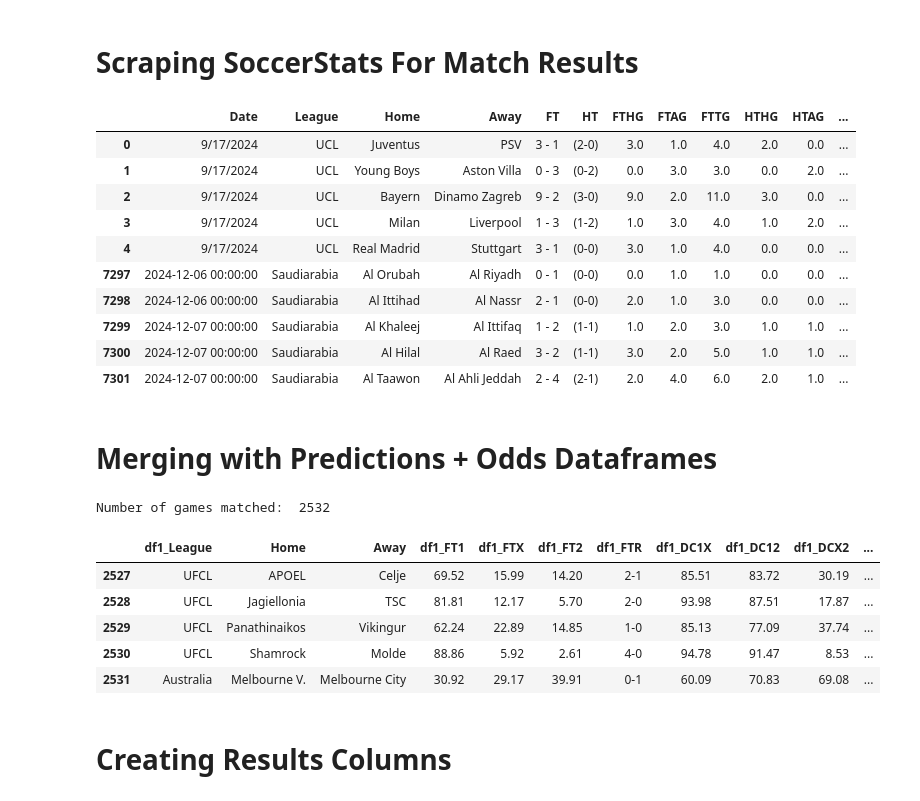
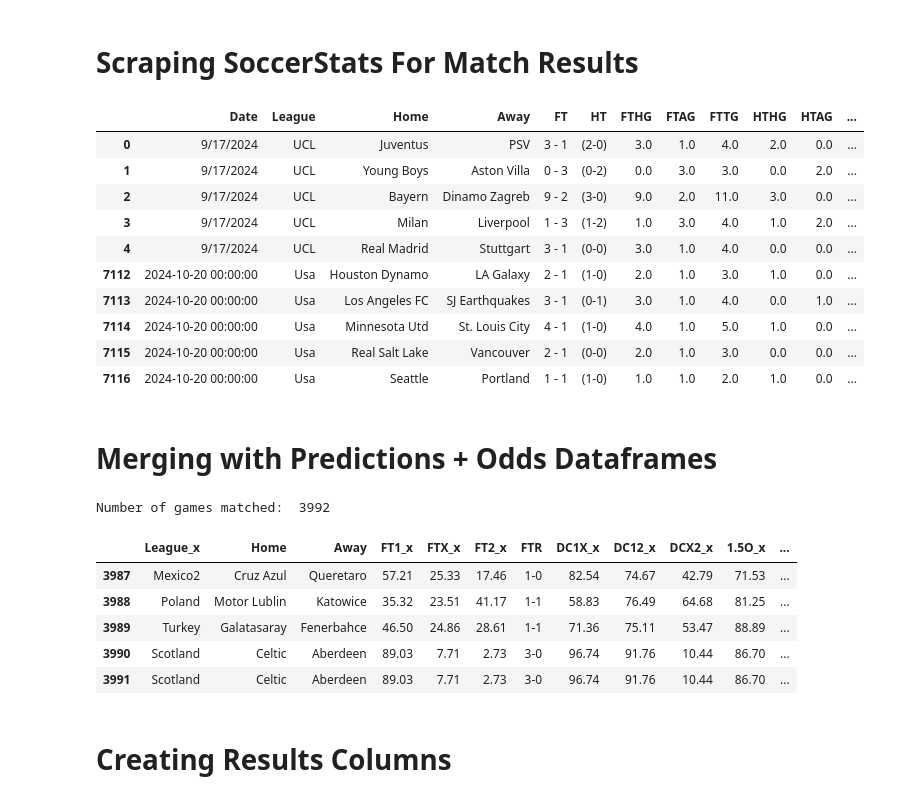
Before and after one commit to musayevf/Dixon_Coles_2025, a Jupyter notebook: Comparer.ipynb, the cells around one changed output. Cells and saved outputs as stored; diff of their text form; code cells hidden in the pictures.

Commit message:
need to change columns in comparer

```diff
--- a/Comparer.ipynb
+++ b/Comparer.ipynb
@@ -98,7 +70,11 @@ unique_leagues = predictions['League'].unique().tolist()
 
 # Convert to lowercase and exclude UEFA competitions
 uefa_list = ['unl', 'uel', 'ucl', 'ufcl']
-unique_leagues = [league.lower() for league in unique_leagues if league.lower() not in uefa_list]
+list_2024 = ['norway_2024', 'sweden_2024', 'usa_2024']
+unique_leagues = list(set([league.lower() for league in unique_leagues if league.lower() not in uefa_list]))
+
+# Append list_2024 to unique_leagues
+unique_leagues.extend(list_2024)
 
 for i in unique_leagues:
     URL = "https://www.soccerstats.com/results.asp?league=" + i + "&pmtype=bydate"
@@ -178,24 +154,42 @@ for i in unique_leagues:
 
 final = final[final['HT'] != 'NA']
 
+# Get the date for today
+today = datetime.now()
+
+# Append the correct year based on if the date already occurred in 2025
+def assign_year(date_str):
+    if pd.isna(date_str):  # Handle NaN values
+        return None
+
+    # Check if the same day and month already occurred in 2025
+    date_in_2025 = datetime.strptime(date_str + ' 2025', "%d %b %Y")
+
+    # If this day and month already occurred in 2025, append 2025, otherwise 2024
+    if date_in_2025 <= today:
+        return f"{date_str} 2025"
+    else:
+        return f"{date_str} 2024"
+
 # Example: Fix the 'date' column by removing the weekday and extra punctuation
 final['Date'] = final['Date'].str.extract(r'(\d{1,2} \w{3})')  # Extract day and month part
-final['Date'] = final['Date'] + ' 2024'  # Append the year
+final['Date'] = final['Date'].apply(assign_year)
 
 # Convert to datetime format
 final['Date'] = pd.to_datetime(final['Date'], format='%d %b %Y', errors='coerce')
 
-# Filter rows before September 6th, 2024
+# Filter rows before September 17th, 2024
 final_filtered = final[final['Date'] >= pd.Timestamp('2024-09-17')]
+
+# Remove "_YYYY" (4-digit year) at the end of usa, norway and sweden but keep other numbers
+final_filtered['League'] = final_filtered['League'].str.replace(r'_\d{4}$', '', regex=True)
 
 # Align columns of uefa to match final_filtered
 uefa = uefa[final_filtered.columns]
 
 # Concatenate
 final_filtered = pd.concat([uefa, final_filtered], ignore_index=True)
-
 combined = pd.concat([final_filtered.head(), final_filtered.tail()])
-
 combined
 # %% [output]
 |  | Date | League | Home | Away | FT | HT | FTHG | FTAG | FTTG | HTHG | HTAG | ... |
@@ -204,37 +198,31 @@ combined
 | 2 | 9/17/2024 | UCL | Bayern | Dinamo Zagreb | 9 - 2 | (3-0) | 9.0 | 2.0 | 11.0 | 3.0 | 0.0 | ... |
 | 3 | 9/17/2024 | UCL | Milan | Liverpool | 1 - 3 | (1-2) | 1.0 | 3.0 | 4.0 | 1.0 | 2.0 | ... |
 | 4 | 9/17/2024 | UCL | Real Madrid | Stuttgart | 3 - 1 | (0-0) | 3.0 | 1.0 | 4.0 | 0.0 | 0.0 | ... |
-| 7297 | 2024-12-06 00:00:00 | Saudiarabia | Al Orubah | Al Riyadh | 0 - 1 | (0-0) | 0.0 | 1.0 | 1.0 | 0.0 | 0.0 | ... |
-| 7298 | 2024-12-06 00:00:00 | Saudiarabia | Al Ittihad | Al Nassr | 2 - 1 | (0-0) | 2.0 | 1.0 | 3.0 | 0.0 | 0.0 | ... |
-| 7299 | 2024-12-07 00:00:00 | Saudiarabia | Al Khaleej | Al Ittifaq | 1 - 2 | (1-1) | 1.0 | 2.0 | 3.0 | 1.0 | 1.0 | ... |
-| 7300 | 2024-12-07 00:00:00 | Saudiarabia | Al Hilal | Al Raed | 3 - 2 | (1-1) | 3.0 | 2.0 | 5.0 | 1.0 | 1.0 | ... |
-| 7301 | 2024-12-07 00:00:00 | Saudiarabia | Al Taawon | Al Ahli Jeddah | 2 - 4 | (2-1) | 2.0 | 4.0 | 6.0 | 2.0 | 1.0 | ... |
+| 7112 | 2024-10-20 00:00:00 | Usa | Houston Dynamo | LA Galaxy | 2 - 1 | (1-0) | 2.0 | 1.0 | 3.0 | 1.0 | 0.0 | ... |
+| 7113 | 2024-10-20 00:00:00 | Usa | Los Angeles FC | SJ Earthquakes | 3 - 1 | (0-1) | 3.0 | 1.0 | 4.0 | 0.0 | 1.0 | ... |
+| 7114 | 2024-10-20 00:00:00 | Usa | Minnesota Utd | St. Louis City | 4 - 1 | (1-0) | 4.0 | 1.0 | 5.0 | 1.0 | 0.0 | ... |
+| 7115 | 2024-10-20 00:00:00 | Usa | Real Salt Lake | Vancouver | 2 - 1 | (0-0) | 2.0 | 1.0 | 3.0 | 0.0 | 0.0 | ... |
+| 7116 | 2024-10-20 00:00:00 | Usa | Seattle | Portland | 1 - 1 | (1-0) | 1.0 | 1.0 | 2.0 | 1.0 | 0.0 | ... |
 # %% [markdown]
 # Merging with Predictions + Odds Dataframes
 # %%
-# Flatten multi-level columns
-merged_df.columns = ['_'.join(col).strip() if isinstance(col, tuple) else col for col in merged_df.columns]
-
-# Rename two columns
-merged_df = merged_df.rename(columns={'df1_Home': 'Home', 'df1_Away': 'Away'})
-
 # Merge on multiple columns
 final_df = pd.merge(merged_df, final_filtered, on=['Home', 'Away'], how='inner')
 
 # Drop duplicates based on the 'Home' and 'Away' columns
-final_df_unique = final_df.drop_duplicates(subset=['Home', 'Away'])
+final_df_unique = final_df.drop_duplicates(keep = 'last')
 final_df_unique = final_df_unique.dropna()
 
 # Reset the index afterward
 final_df_unique.reset_index(drop=True, inplace=True)
 
 print('Number of games matched: ', len(final_df_unique))
 final_df_unique.tail()
 # %% [output]
-Number of games matched:  2532
+Number of games matched:  3992
-|  | df1_League | Home | Away | df1_FT1 | df1_FTX | df1_FT2 | df1_FTR | df1_DC1X | df1_DC12 | df1_DCX2 | ... |
-| 2527 | UFCL | APOEL | Celje | 69.52 | 15.99 | 14.20 | 2-1 | 85.51 | 83.72 | 30.19 | ... |
-| 2528 | UFCL | Jagiellonia | TSC | 81.81 | 12.17 | 5.70 | 2-0 | 93.98 | 87.51 | 17.87 | ... |
-| 2529 | UFCL | Panathinaikos | Vikingur | 62.24 | 22.89 | 14.85 | 1-0 | 85.13 | 77.09 | 37.74 | ... |
-| 2530 | UFCL | Shamrock | Molde | 88.86 | 5.92 | 2.61 | 4-0 | 94.78 | 91.47 | 8.53 | ... |
-| 2531 | Australia | Melbourne V. | Melbourne City | 30.92 | 29.17 | 39.91 | 0-1 | 60.09 | 70.83 | 69.08 | ... |
+|  | League_x | Home | Away | FT1_x | FTX_x | FT2_x | FTR | DC1X_x | DC12_x | DCX2_x | 1.5O_x | ... |
+| 3987 | Mexico2 | Cruz Azul | Queretaro | 57.21 | 25.33 | 17.46 | 1-0 | 82.54 | 74.67 | 42.79 | 71.53 | ... |
+| 3988 | Poland | Motor Lublin | Katowice | 35.32 | 23.51 | 41.17 | 1-1 | 58.83 | 76.49 | 64.68 | 81.25 | ... |
+| 3989 | Turkey | Galatasaray | Fenerbahce | 46.50 | 24.86 | 28.61 | 1-1 | 71.36 | 75.11 | 53.47 | 88.89 | ... |
+| 3990 | Scotland | Celtic | Aberdeen | 89.03 | 7.71 | 2.73 | 3-0 | 96.74 | 91.76 | 10.44 | 86.70 | ... |
+| 3991 | Scotland | Celtic | Aberdeen | 89.03 | 7.71 | 2.73 | 3-0 | 96.74 | 91.76 | 10.44 | 86.70 | ... |
```
Also changed, not shown: parts of 6 cells of this notebook, 10 other files.
